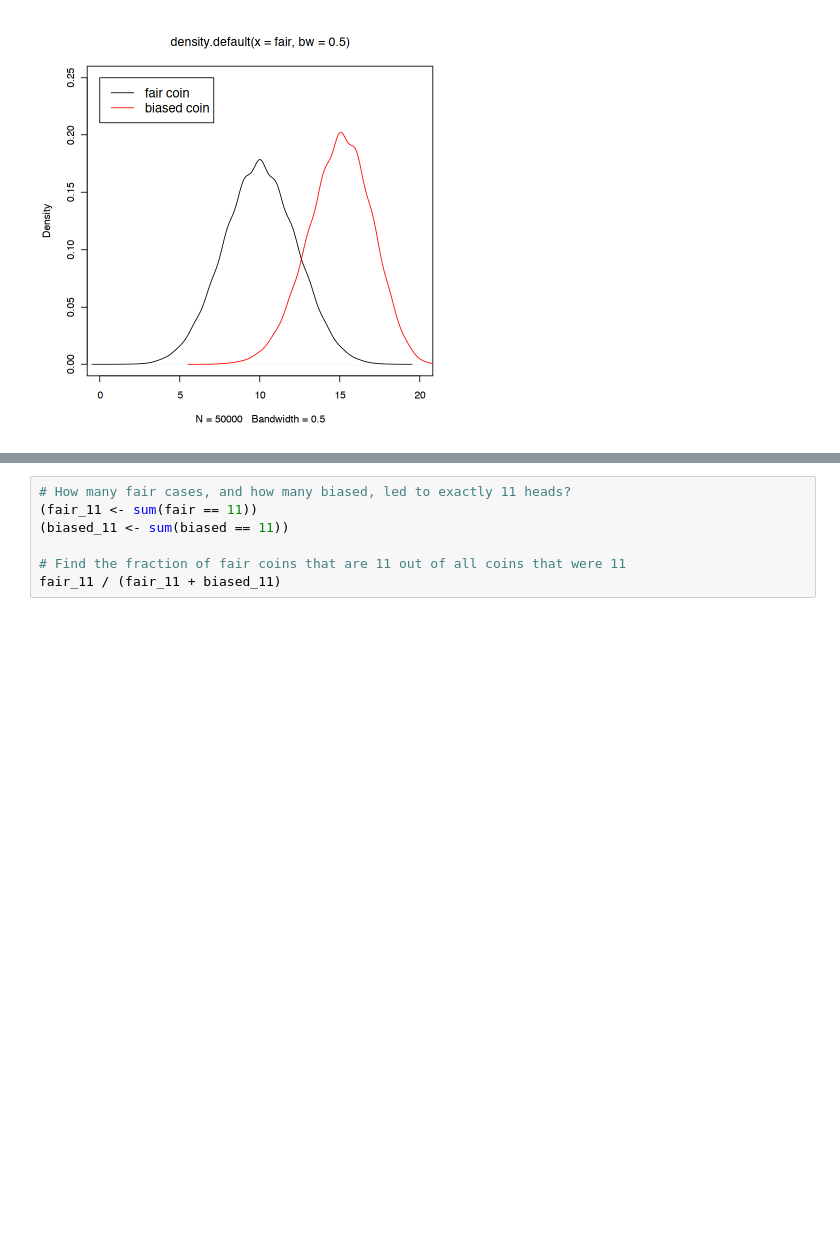
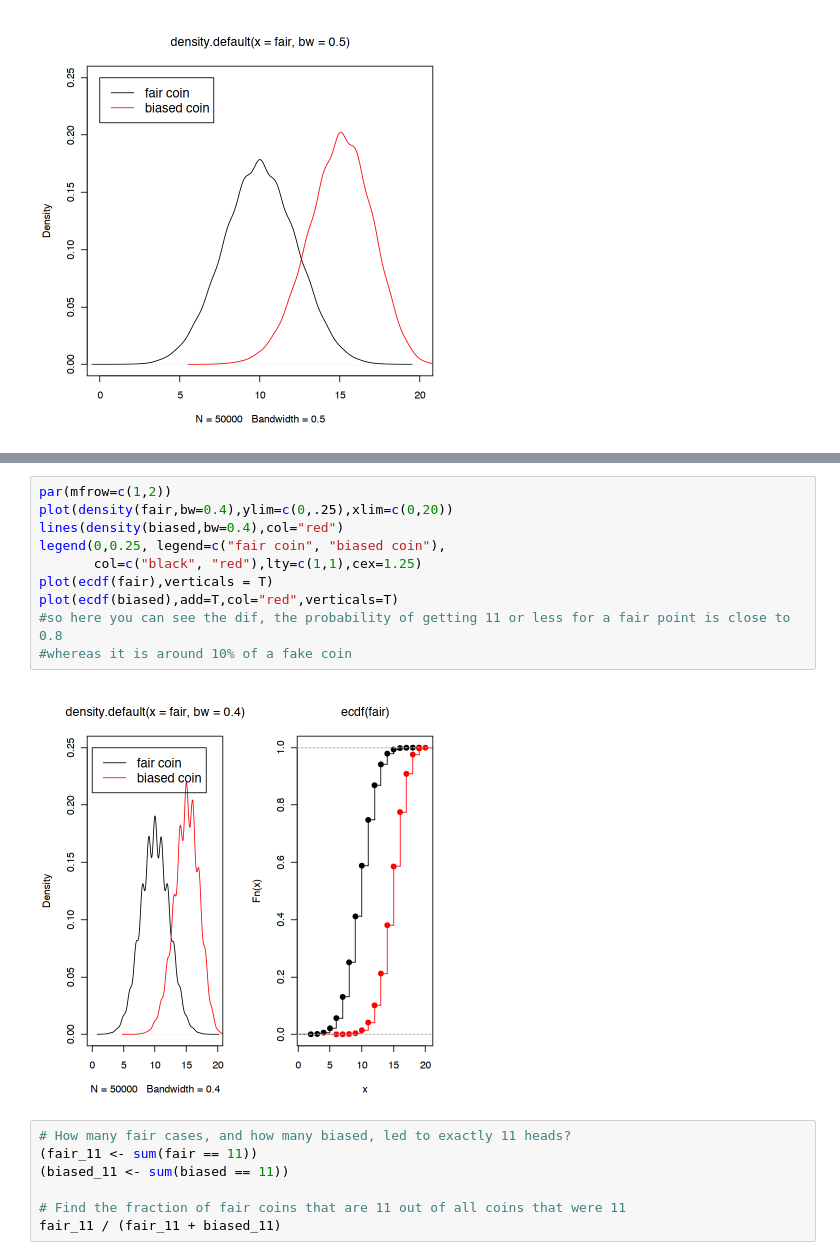
Before and after one commit to norberello/bayes.coins-and-earth-tosses, a Jupyter notebook: Bayes theorem with coins and water.ipynb, the cells around one changed output, grey strips where cells are left out. Saved outputs shown, nothing was run; the diff lists cells and outputs as text; blank space fills up the shorter version.

```diff
--- a/Bayes theorem with coins and water.ipynb
+++ b/Bayes theorem with coins and water.ipynb
@@ -63,3 +76,15 @@ plot(ecdf(biased),add=T,col="red")
+# %%
+par(mfrow=c(1,2))
+plot(density(fair,bw=0.4),ylim=c(0,.25),xlim=c(0,20))
+lines(density(biased,bw=0.4),col="red")
+legend(0,0.25, legend=c("fair coin", "biased coin"),
+       col=c("black", "red"),lty=c(1,1),cex=1.25)
+plot(ecdf(fair),verticals = T)
+plot(ecdf(biased),add=T,col="red",verticals=T)
+#so here you can see the dif, the probability of getting 11 or less for a fair point is close to 0.8
+#whereas it is around 10% of a fake coin
+# %% [output]
+[figure, added]
 # %%
 # How many fair cases, and how many biased, led to exactly 11 heads?
 (fair_11 <- sum(fair == 11))
```
Also changed, not shown: parts of 6 cells of this notebook.
